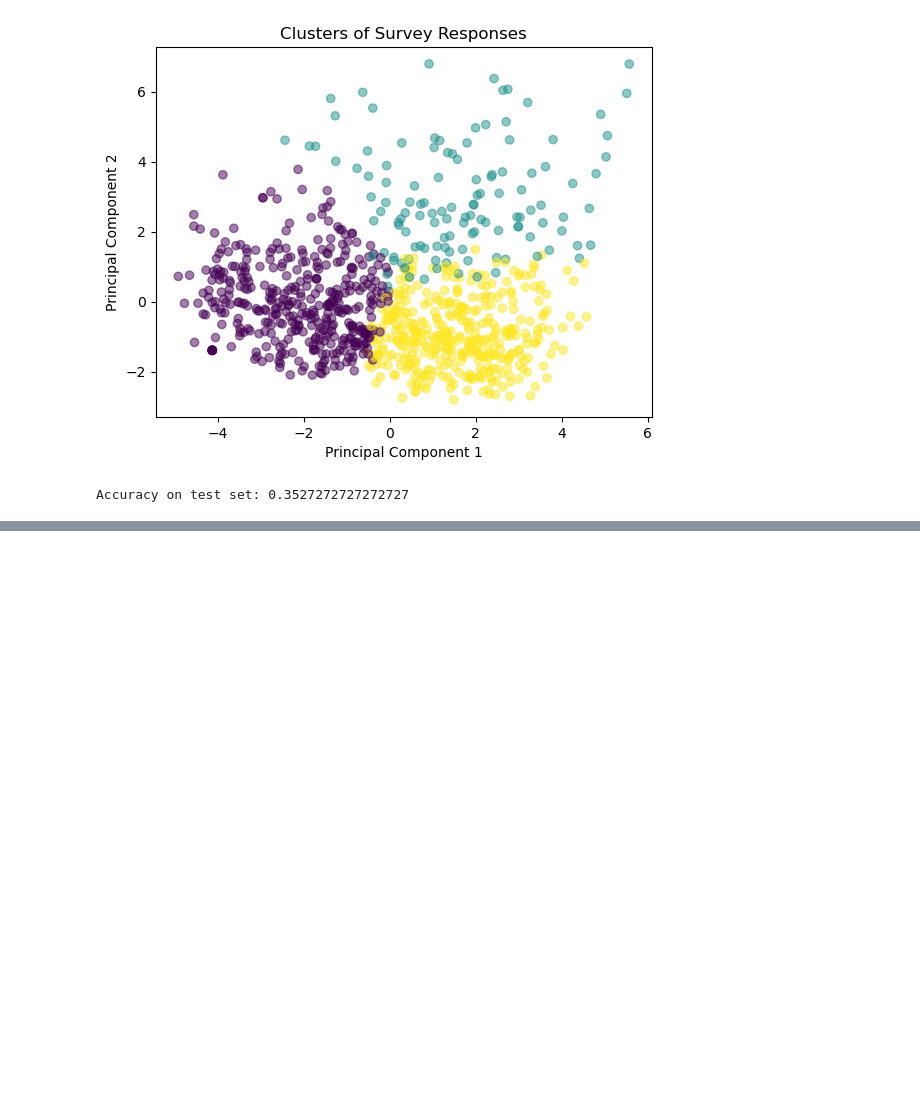
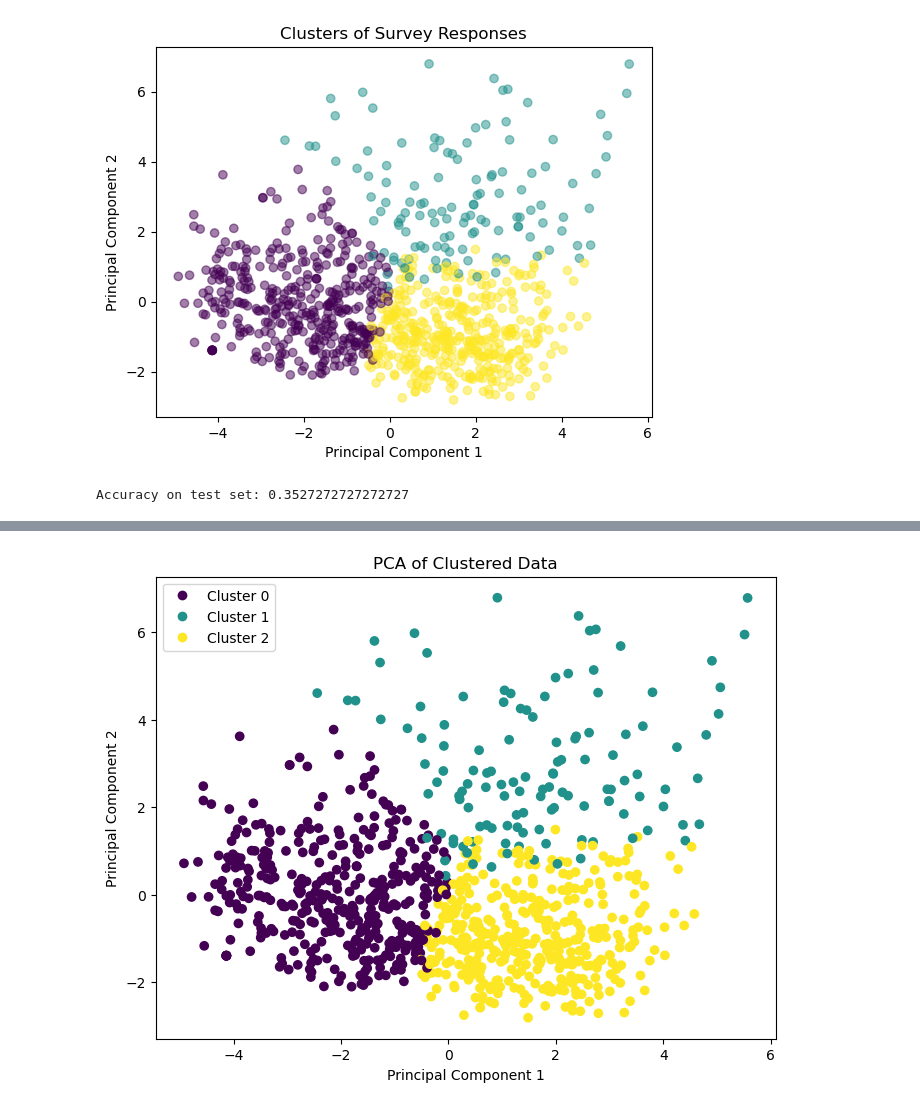
Before and after one commit to avrogachev/medstat, a Jupyter notebook: EDA.ipynb, the cells around one changed output, grey strips where cells are left out. Saved outputs shown, nothing was run; the diff lists cells and outputs as text; code cells hidden in the pictures; blank space fills up the shorter version.

```diff
--- a/EDA.ipynb
+++ b/EDA.ipynb
@@ -328,0 +364,16 @@ Accuracy on test set: 0.3527272727272727
+# %%
+response_counts = data['speciality'].value_counts()
+
+# Отфильтровываем то, у чего меньше 200 респондентов
+small_groups = response_counts[response_counts < 200].index.tolist()
+filtered_data = data[data['speciality'].isin(small_groups)].copy()
+
+features = filtered_data.iloc[:, 1:]
+scaler = StandardScaler()
+features_scaled = scaler.fit_transform(features.fillna(0))  # Fill NA
+
+for n_clusters in range(2, 6):
+    kmeans = KMeans(n_clusters=n_clusters, random_state=42, n_init=10)
+    cluster_labels = kmeans.fit_predict(features_scaled)
+    silhouette_avg = silhouette_score(features_scaled, cluster_labels)
+    print(f"For n_clusters = {n_clusters}, the average silhouette score is: {silhouette_avg}")
@@ -328,0 +387,7 @@ Accuracy on test set: 0.3527272727272727
+# %%
+kmeans = KMeans(n_clusters=3, random_state=42, n_init=10)
+clusters = kmeans.fit_predict(features_scaled)
+
+filtered_data.loc[:, 'Cluster'] = clusters
+
+print(filtered_data.groupby('Cluster').mean())
@@ -328,0 +414,18 @@ Accuracy on test set: 0.3527272727272727
+# %%
+from sklearn.decomposition import PCA
+import matplotlib.pyplot as plt
+
+# Сожмём пространство - я сжимаю несильно, но на графике вывожу только два самых важных собственных числа (это же principal components analysis)
+pca = PCA(n_components=19)
+principalComponents = pca.fit_transform(features_scaled)
+
+# Plot the first two principal components with cluster labels
+plt.figure(figsize=(8, 6))
+scatter = plt.scatter(principalComponents[:, 0], principalComponents[:, 1], c=clusters, cmap='viridis')
+plt.xlabel('Principal Component 1')
+plt.ylabel('Principal Component 2')
+plt.title('PCA of Clustered Data')
+plt.legend(handles=scatter.legend_elements()[0], labels=['Cluster 0', 'Cluster 1', 'Cluster 2'])
+plt.show()
+# %% [output]
+[figure, added]
```
Also changed, not shown: parts of 21 cells of this notebook.
